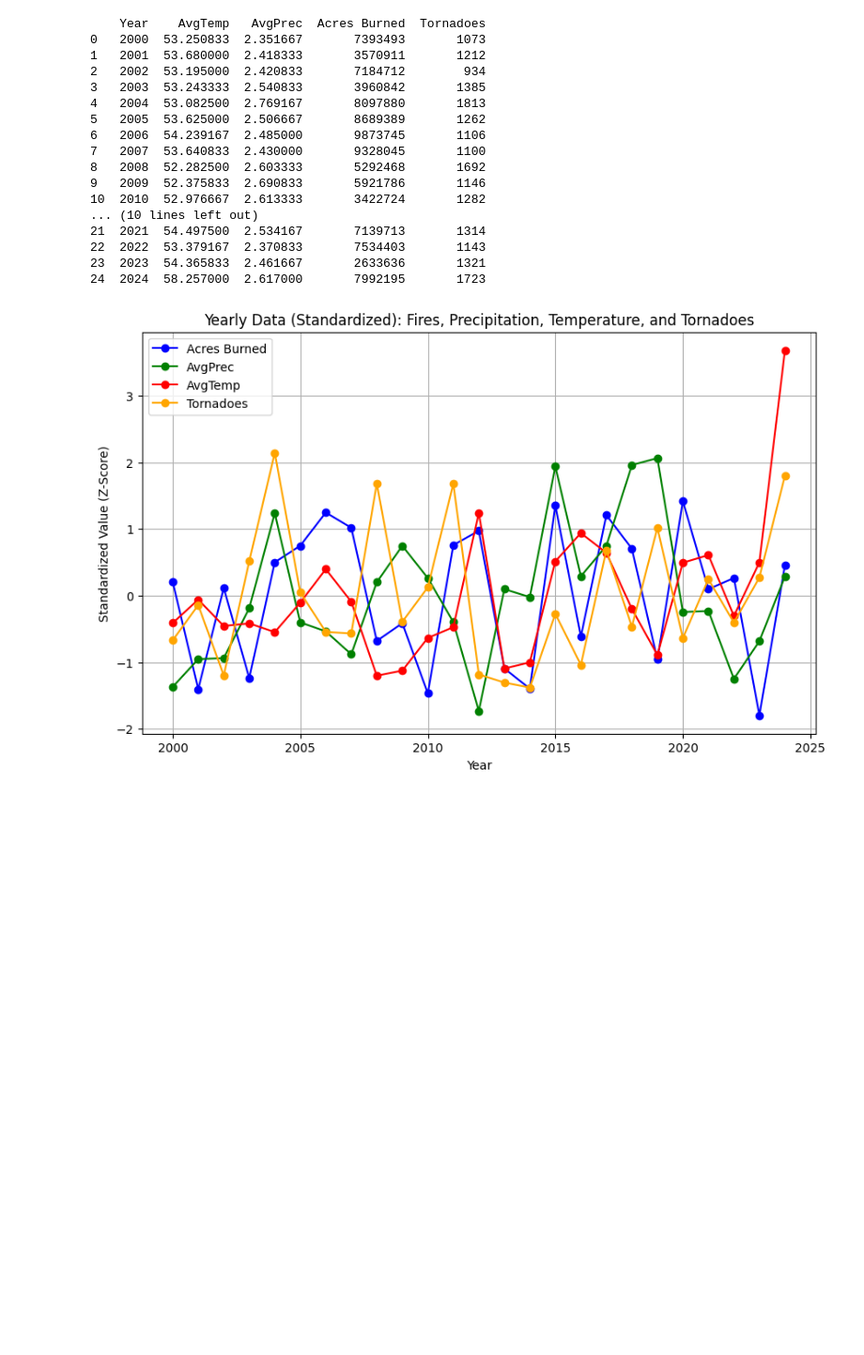
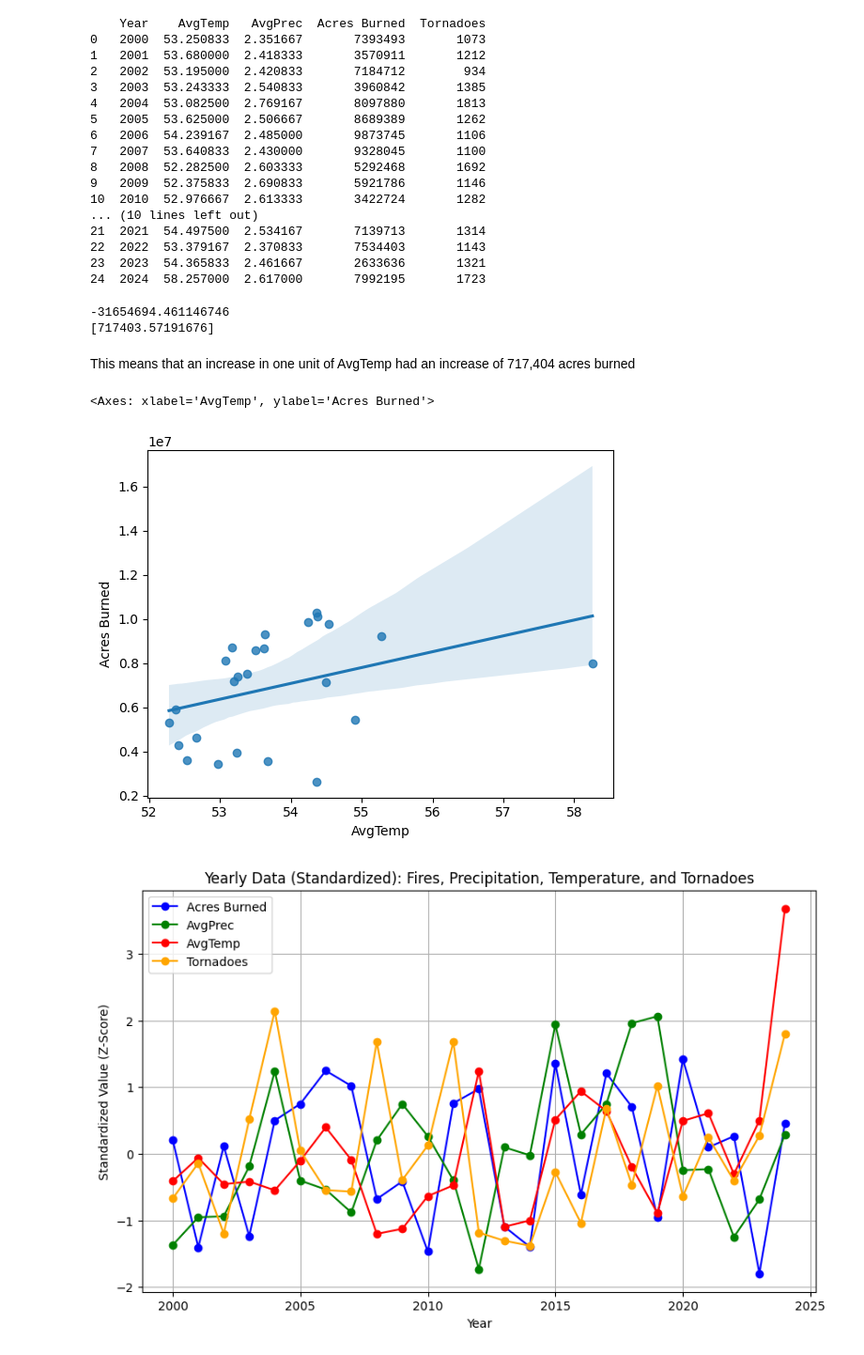
Before and after one commit to beaumartin25/cs5830_final_project, a Jupyter notebook: final_project.ipynb, the cells around one changed output. Shown at 94% size. Cells and saved outputs as stored; diff of their text form; code cells hidden in the pictures; blank space fills up the shorter version.

Commit message:
Adding regression

```diff
--- a/final_project.ipynb
+++ b/final_project.ipynb
@@ -348,6 +365,31 @@ print(merged_data)
 22  2022  53.379167  2.370833       7534403       1143
 23  2023  54.365833  2.461667       2633636       1321
 24  2024  58.257000  2.617000       7992195       1723
+# %%
+# create X and y
+feature_cols = ['AvgTemp']
+X = merged_data[feature_cols]
+y = merged_data['Acres Burned']
+
+# follow the usual sklearn pattern: import, instantiate, fit
+from sklearn.linear_model import LinearRegression
+lm = LinearRegression()
+lm.fit(X, y)
+
+# print intercept and coefficients
+print(lm.intercept_)
+print(lm.coef_)
+# %% [output]
+-31654694.461146746
+[717403.57191676]
+# %% [markdown]
+This means that an increase in one unit of AvgTemp had an increase of 717,404 acres burned
+# %%
+avgtemp_acresburned = sns.regplot(merged_data, x="AvgTemp", y="Acres Burned")
+display(avgtemp_acresburned)
+# %% [output]
+<Axes: xlabel='AvgTemp', ylabel='Acres Burned'>
+[figure, added]
 # %%
 from sklearn.preprocessing import StandardScaler
 import matplotlib.pyplot as plt
```
Also changed, not shown: parts of 1 cell of this notebook.
